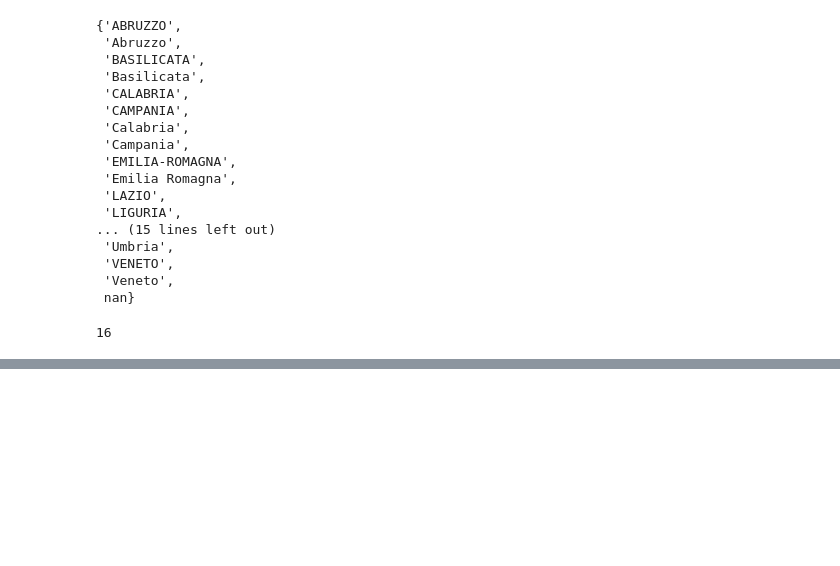
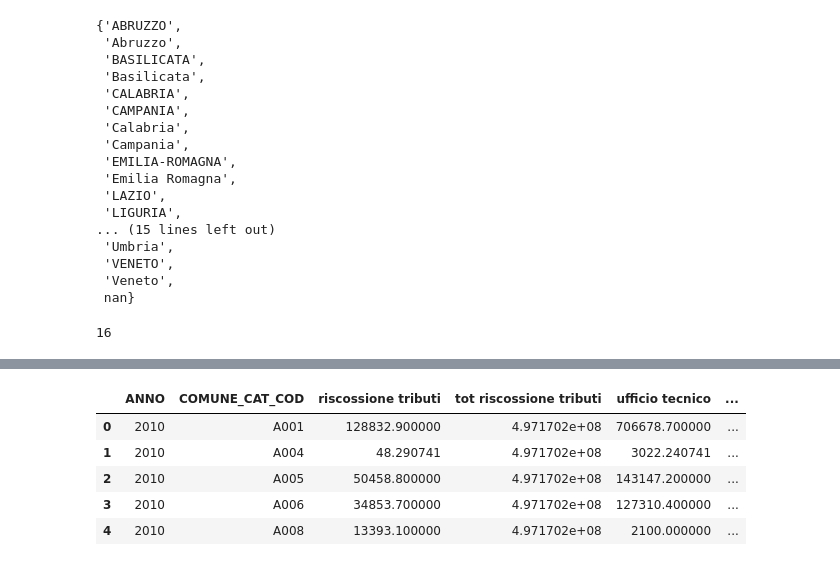
Before and after one commit to teamdigitale/daf-data-science, a Jupyter notebook: opencivitas/data-preparation-fabio.ipynb, the cells around one changed output, grey strips where cells are left out. Cells and saved outputs as stored; diff of their text form; code cells hidden in the pictures; blank space fills up the shorter version.

Commit message:
renamed columns in opencivitas

```diff
--- a/opencivitas/data-preparation-fabio.ipynb
+++ b/opencivitas/data-preparation-fabio.ipynb
@@ -540,0 +543,26 @@ df_final.to_csv('./data/opencivitas_spesa_storica_dati_irpef.csv',index=False)
+# %%
+df= pd.read_csv('./data/opencivitas_spesa_storica_dati_irpef.csv')
+# %%
+costi_columns = [v for v in df.columns if v.startswith('SPESA')]
+costi_columns_rename = [
+    'riscossione tributi',
+    'ufficio tecnico',
+    'anagrafe, stato civile',
+    'altri servizi',
+    'polizia locale',
+    'istruzione',
+    "viabilita'",
+    "trasporti",
+    "territorio",
+    "ambiente",
+    "sociale",
+    "asili nido",
+    "spesa totale"
+]
+
+costi_columns_dict = dict(zip(costi_columns, costi_columns_rename))
+
+tot_costi_columns = [v for v in df.columns if v.startswith('TOT_SPESA')]
+tot_costi_columns_rename = ['tot ' + v for v in costi_columns_rename]
+
+tot_costi_columns_dict = dict(zip(tot_costi_columns, tot_costi_columns_rename))
@@ -540,0 +585,20 @@ df_final.to_csv('./data/opencivitas_spesa_storica_dati_irpef.csv',index=False)
+# %%
+columns_renamed = []
+for v in df.columns:
+    if v in costi_columns_dict:
+        columns_renamed.append(costi_columns_dict[v])
+    elif v in tot_costi_columns_dict:
+        columns_renamed.append(tot_costi_columns_dict[v])
+    else:
+        columns_renamed.append(v)
+# %%
+df.columns = columns_renamed
+# %%
+df.head()
+# %% [output]
+|  | ANNO | COMUNE_CAT_COD | riscossione tributi | tot riscossione tributi | ufficio tecnico | ... |
+| 0 | 2010 | A001 | 128832.900000 | 4.971702e+08 | 706678.700000 | ... |
+| 1 | 2010 | A004 | 48.290741 | 4.971702e+08 | 3022.240741 | ... |
+| 2 | 2010 | A005 | 50458.800000 | 4.971702e+08 | 143147.200000 | ... |
+| 3 | 2010 | A006 | 34853.700000 | 4.971702e+08 | 127310.400000 | ... |
+| 4 | 2010 | A008 | 13393.100000 | 4.971702e+08 | 2100.000000 | ... |
```
Also changed, not shown: parts of 3 cells of this notebook, 3 other files.
